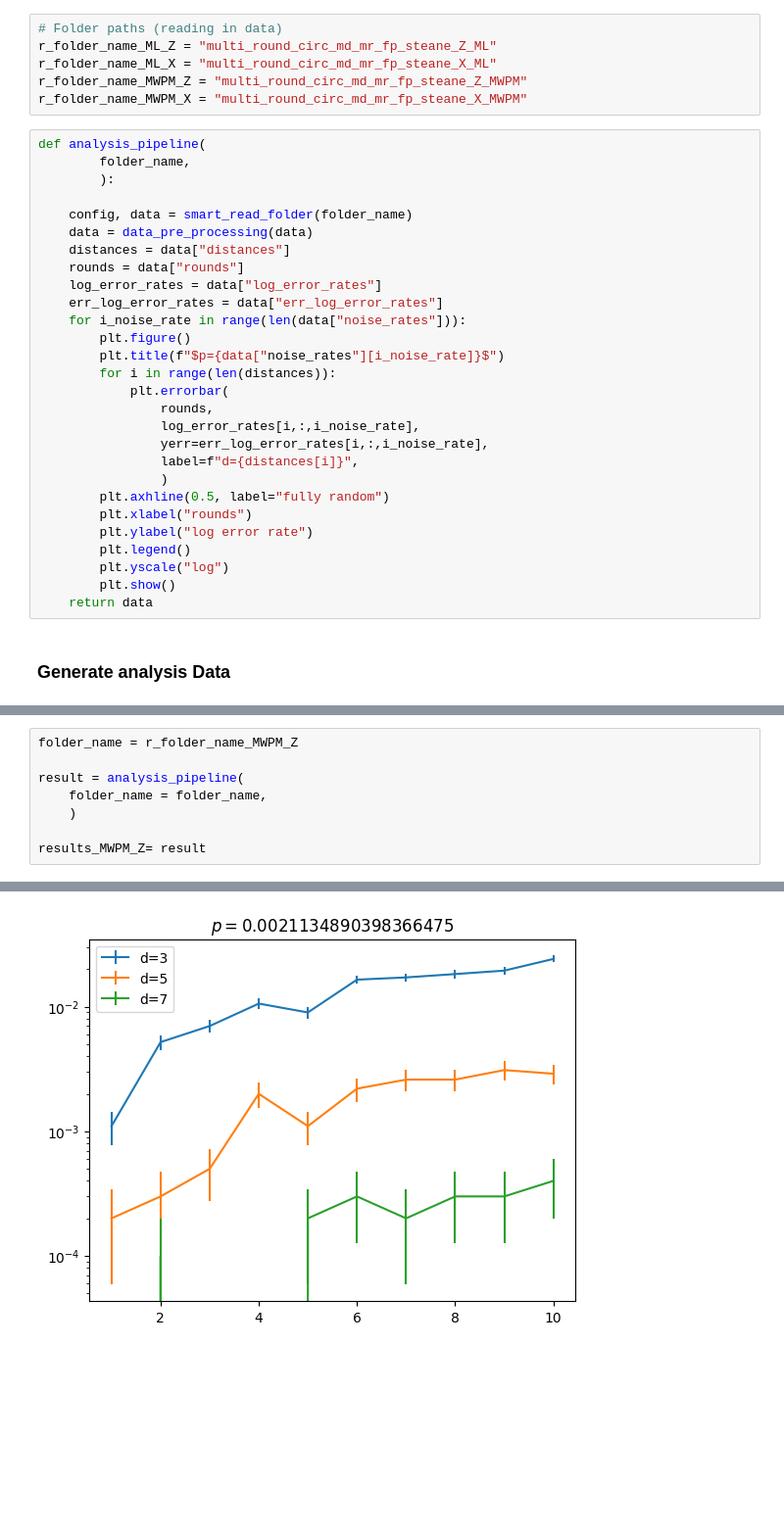
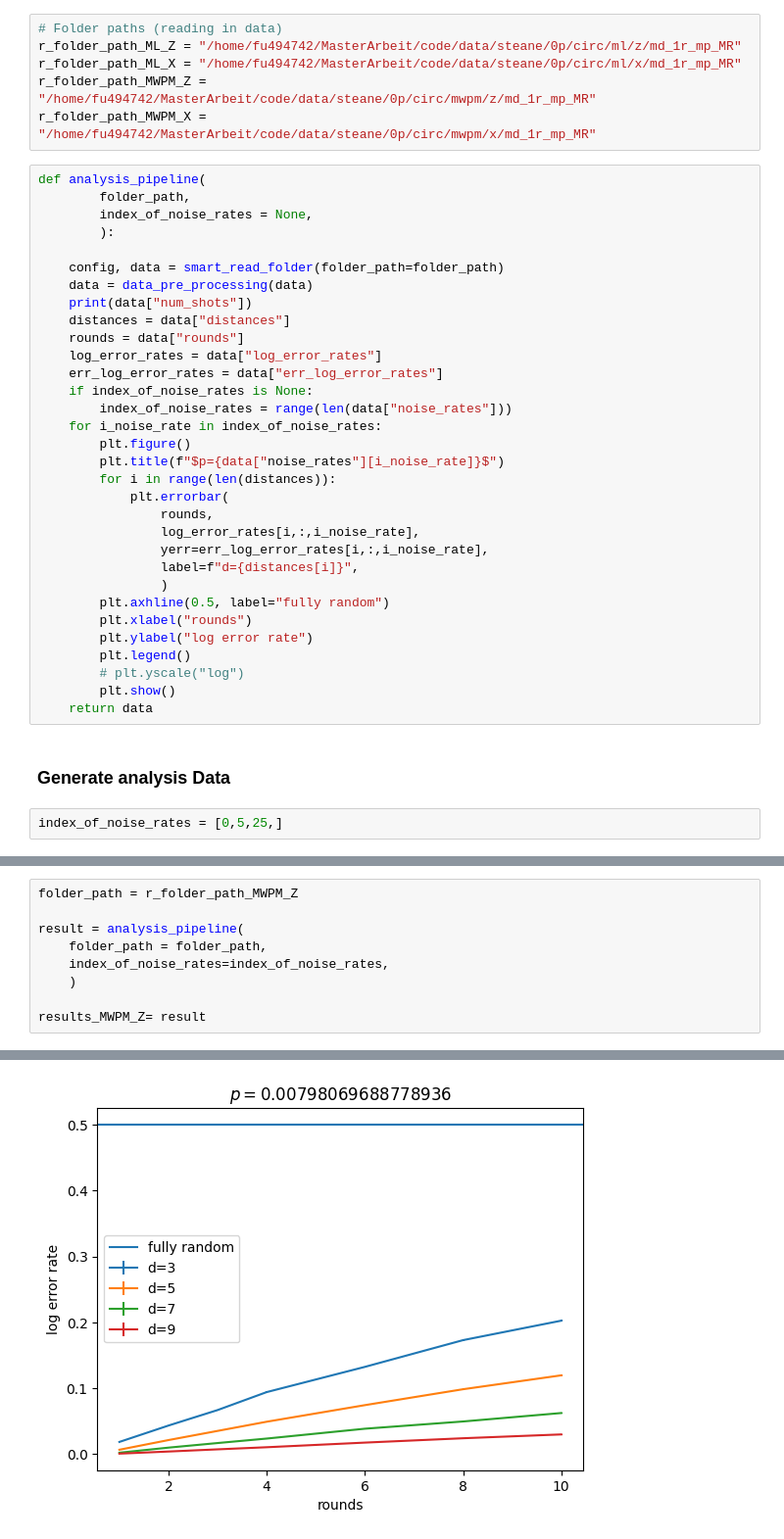
Before and after one commit to leonardlux/MasterArbeit, a Jupyter notebook: code/result_mutli_round_fixed_p.ipynb, the cells around one changed output, grey strips where cells are left out. Shown at 98% size. Drawn from its saved outputs; the diff is of its cells as text; blank space fills up the shorter version.

Commit message:
multi round done

```diff
--- a/code/result_mutli_round_fixed_p.ipynb
+++ b/code/result_mutli_round_fixed_p.ipynb
@@ -207,22 +198,26 @@ if regen_data_everything or regen_data_MWPM or False:
 # Analysis
 # %%
 # Folder paths (reading in data)
-r_folder_name_ML_Z = "multi_round_circ_md_mr_fp_steane_Z_ML"
-r_folder_name_ML_X = "multi_round_circ_md_mr_fp_steane_X_ML"
-r_folder_name_MWPM_Z = "multi_round_circ_md_mr_fp_steane_Z_MWPM"
-r_folder_name_MWPM_X = "multi_round_circ_md_mr_fp_steane_X_MWPM"
+r_folder_path_ML_Z = "/home/fu494742/MasterArbeit/code/data/steane/0p/circ/ml/z/md_1r_mp_MR"
+r_folder_path_ML_X = "/home/fu494742/MasterArbeit/code/data/steane/0p/circ/ml/x/md_1r_mp_MR"
+r_folder_path_MWPM_Z = "/home/fu494742/MasterArbeit/code/data/steane/0p/circ/mwpm/z/md_1r_mp_MR"
+r_folder_path_MWPM_X = "/home/fu494742/MasterArbeit/code/data/steane/0p/circ/mwpm/x/md_1r_mp_MR"
 # %%
 def analysis_pipeline(
-        folder_name,
+        folder_path,
+        index_of_noise_rates = None,
         ):
 
-    config, data = smart_read_folder(folder_name)
+    config, data = smart_read_folder(folder_path=folder_path)
     data = data_pre_processing(data)
+    print(data["num_shots"])
     distances = data["distances"]
     rounds = data["rounds"]
     log_error_rates = data["log_error_rates"]
     err_log_error_rates = data["err_log_error_rates"]
-    for i_noise_rate in range(len(data["noise_rates"])):
+    if index_of_noise_rates is None:
+        index_of_noise_rates = range(len(data["noise_rates"]))
+    for i_noise_rate in index_of_noise_rates:
         plt.figure()
         plt.title(f"$p={data["noise_rates"][i_noise_rate]}$")
         for i in range(len(distances)):
@@ -236,9 +231,11 @@ def analysis_pipeline(
         plt.xlabel("rounds")
         plt.ylabel("log error rate")
         plt.legend()
-        plt.yscale("log")
+        # plt.yscale("log")
         plt.show()
     return data
 # %% [markdown]
 ### Generate analysis Data
+# %%
+index_of_noise_rates = [0,5,25,]
 # %%
@@ -268,8 +269,9 @@ FileNotFoundError: [Errno 2] Unable to synchronously open file (unable to open f
 # %%
-folder_name = r_folder_name_MWPM_Z
+folder_path = r_folder_path_MWPM_Z
 
 result = analysis_pipeline(
-    folder_name = folder_name,
+    folder_path = folder_path,
+    index_of_noise_rates=index_of_noise_rates,
     )
 
 results_MWPM_Z= result
@@ -278 +281 @@ results_MWPM_Z= result
-[figure, old version]
+[figure, new version]
```
Also changed, not shown: parts of 14 cells of this notebook, 11 other files.
